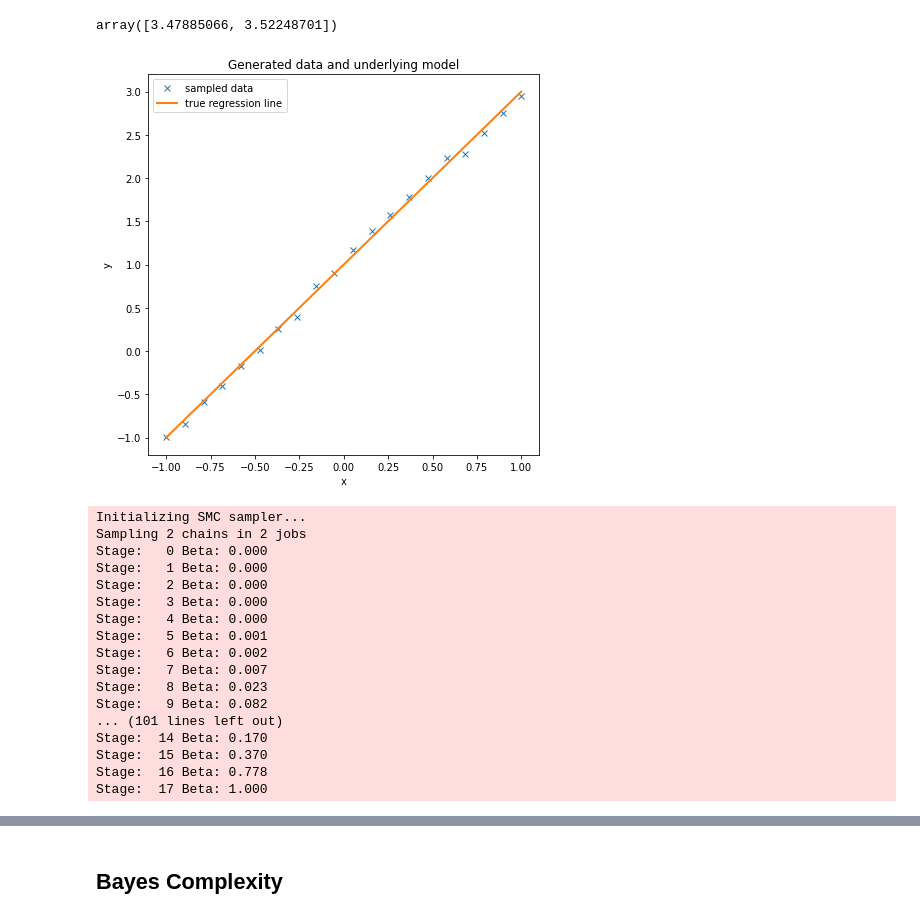
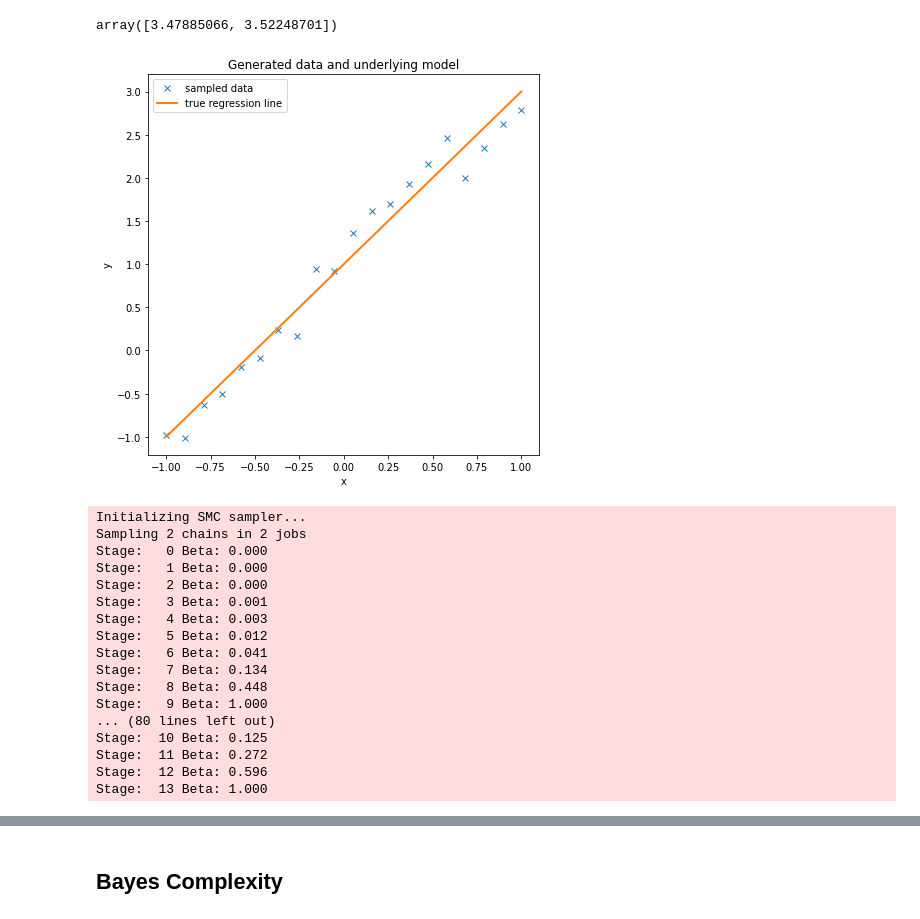
Before and after one commit to dschuechter/physics760_schuechter_krause, a Jupyter notebook: final_project/Code/Bayesian_model_selection_Testing.ipynb, the cells around one changed output, grey strips where cells are left out. Saved outputs shown, nothing was run; the diff lists cells and outputs as text; code cells hidden in the pictures.

Commit message:
made tol plots

```diff
--- a/final_project/Code/Bayesian_model_selection_Testing.ipynb
+++ b/final_project/Code/Bayesian_model_selection_Testing.ipynb
@@ -50,32 +49,31 @@ BF_smc
 # %% [output]
 array([3.47885066, 3.52248701])
 # %%
-size = 20
+size = 20 #no of datapoints
 true_intercept = 1
 true_slope = 2
-true_sq=2
-sigma=1/20
+#true_sq=2
+sigma=1/5#noise
 
 x = np.linspace(-1, 1, size)
 # y = a + b*x
-true_regression_line = true_intercept + true_slope * x+2*x**2
+true_regression_line = true_intercept + true_slope * x#+2*x**2
 # add noise
 y = true_regression_line + np.random.normal(scale=sigma, size=size)
 
 data = dict(x=x, y=y)
 fig = plt.figure(figsize=(7, 7))
 ax = fig.add_subplot(111, xlabel="x", ylabel="y", title="Generated data and underlying model")
 ax.plot(x, y, "x", label="sampled data")
 ax.plot(x, true_regression_line, label="true regression line", lw=2.0)
 plt.legend(loc=0);
 # %% [output]
-[figure, old version]
+[figure, new version]
 # %%
-sampleSize = 1000
+sampleSize = 1000 #no. of samples that will be drawn from the posterior
 
 with pm.Model() as lin_model:  # model specifications in PyMC3 are wrapped in a with-statement
     # Define priors
-    #sigma = pm.HalfCauchy("sigma", beta=10, testval=1.0)
     intercept = pm.Normal("Intercept", 0, sigma=20)
     m = pm.Normal("m", 0, sigma=20)
 
@@ -88,10 +86,7 @@ with pm.Model() as lin_model:  # model specifications in PyMC3 are wrapped in a
 
 with pm.Model() as const_model:  # model specifications in PyMC3 are wrapped in a with-statement
     # Define priors
-    #sigma = pm.HalfCauchy("sigma", beta=10, testval=1.0)
     intercept = pm.Normal("Intercept", 0, sigma=20)
-    #x_coeff = pm.Normal("x", 0, sigma=20)
-
     # Define likelihood
     mu = pm.Deterministic('mu', intercept+x*0)
     likelihood = pm.Normal("y", mu=mu, sigma=sigma, observed=y)
@@ -103,7 +98,6 @@ with pm.Model() as sq_model:  # model specifications in PyMC3 are wrapped in a w
     # Define priors
     #sigma = pm.HalfCauchy("sigma", beta=10, testval=1.0)
     intercept = pm.Normal("Intercept", 0, sigma=20)
-    #x_coeff = pm.Normal("x", 0, sigma=20)
     a = pm.Normal("a", 0, sigma=20)
     b = pm.Normal("b", 0, sigma=20)
 
@@ -114,31 +108,33 @@ with pm.Model() as sq_model:  # model specifications in PyMC3 are wrapped in a w
     # Inference!
     sq_trace =  pm.sample_smc(sampleSize, random_seed=42, parallel=False)
 with pm.Model() as cub_model:
-    #sigma = pm.HalfCauchy("sigma", beta=10, testval=1.0)
+    #define priors
     intercept = pm.Normal("Intercept", 0, sigma=20)
     a = pm.Normal("a", 0, sigma=20)
     b = pm.Normal("b", 0, sigma=20)
     c = pm.Normal("c", 0, sigma=20)
+    #define likelihood
     mu = pm.Deterministic('mu', intercept+c*x+b*x**2+a*x**3)
     likelihood = pm.Normal("y", mu=mu, sigma=sigma, observed=y)
     # Inference!
     cub_trace =  pm.sample_smc(sampleSize, random_seed=42, parallel=False)
+#note: sampled parameters are saved in a trace object, therefore we n
 # %% [output]
 Initializing SMC sampler...
 Sampling 2 chains in 2 jobs
 Stage:   0 Beta: 0.000
 Stage:   1 Beta: 0.000
 Stage:   2 Beta: 0.000
-Stage:   3 Beta: 0.000
-Stage:   4 Beta: 0.000
-Stage:   5 Beta: 0.001
-Stage:   6 Beta: 0.002
-Stage:   7 Beta: 0.007
-Stage:   8 Beta: 0.023
-Stage:   9 Beta: 0.082
-... (101 lines left out)
-Stage:  14 Beta: 0.170
-Stage:  15 Beta: 0.370
-Stage:  16 Beta: 0.778
-Stage:  17 Beta: 1.000
+Stage:   3 Beta: 0.001
+Stage:   4 Beta: 0.003
+Stage:   5 Beta: 0.012
+Stage:   6 Beta: 0.041
+Stage:   7 Beta: 0.134
+Stage:   8 Beta: 0.448
+Stage:   9 Beta: 1.000
+... (80 lines left out)
+Stage:  10 Beta: 0.125
+Stage:  11 Beta: 0.272
+Stage:  12 Beta: 0.596
+Stage:  13 Beta: 1.000
 # %%
```
Also changed, not shown: parts of 13 cells of this notebook, 2 other files.
